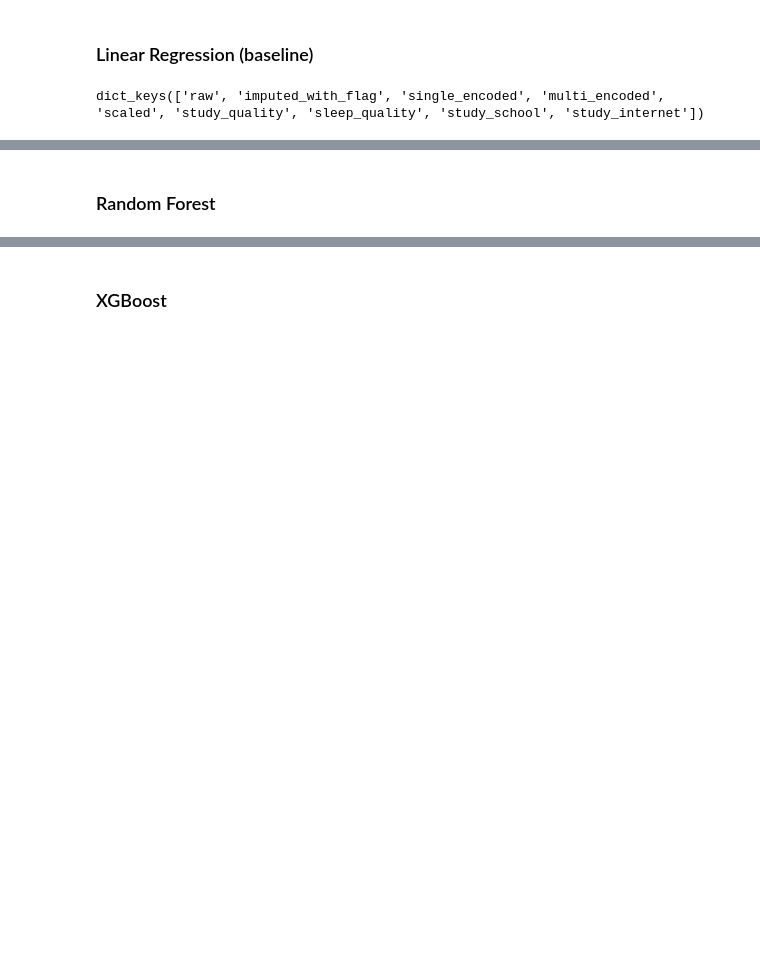
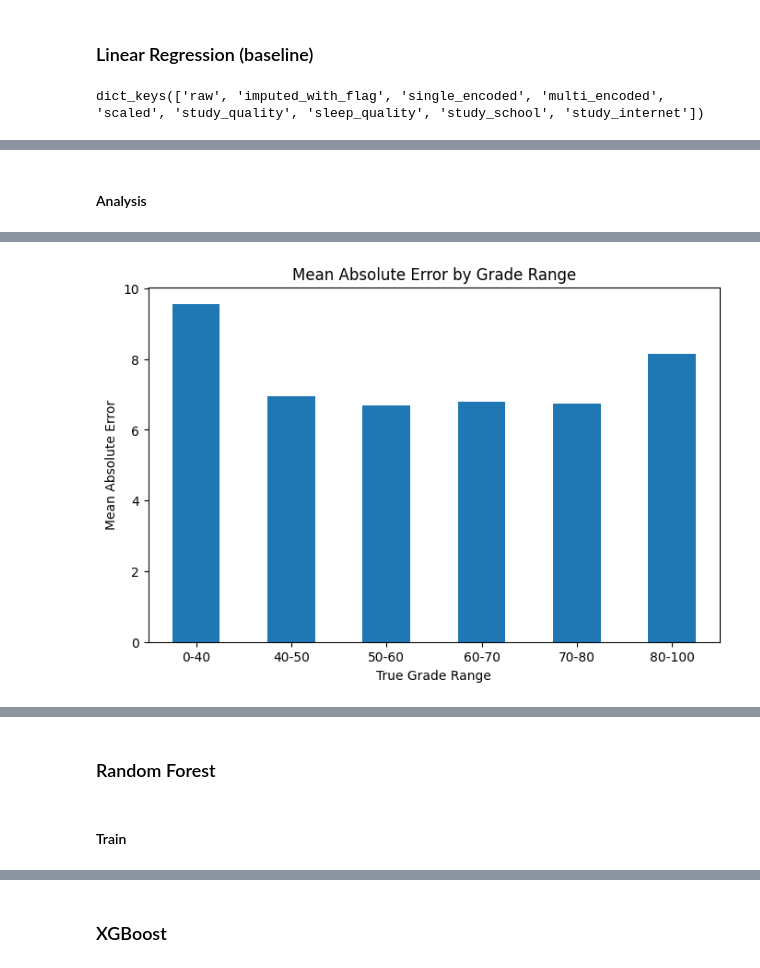
Before and after one commit to Muten-Roshi-Sama/MachineLearningLabs_4eiai40, a Jupyter notebook: Project2026/failure_prediction.ipynb, the cells around one changed output, grey strips where cells are left out. Cells and saved outputs as stored; diff of their text form; code cells hidden in the pictures; blank space fills up the shorter version.

Commit message:
MLproject : Cached and Model analysis

```diff
--- a/Project2026/failure_prediction.ipynb
+++ b/Project2026/failure_prediction.ipynb
@@ -1404,0 +1414,13 @@ TO answer :
+# %%
+# Save models analysis
+model_analysis = {}
+# %%
+import os
+import joblib
+CACHE_PATH = "data/CACHE_model_trained.pkl"
+
+# SAVE trained models
+if os.path.exists(CACHE_PATH):
+    model_trained = joblib.load(CACHE_PATH)
+else:
+    model_trained = {}
@@ -1481,0 +1691,58 @@ Additionally, the multi-encoded representation achieved similar performance usin
+# %% [markdown]
+#### Analysis
+# %%
+# =================== Linear regression ===================
+
+all_results = pd.concat([
+    LG_single_res,
+    LG_multi_res,
+    LG_scaled_res,
+], ignore_index=True)
+
+print("Linear Regression:")
+print(all_results)
+
+print("Chosen dataset : multi_encoded")
+model, preds, res = LG_multi_model, LG_multi_preds, LG_multi_res
+X_train = dataset["multi_encoded"]["X_train"]
+X_valid = dataset["multi_encoded"]["X_valid"]
+
+
+# ---- Analysis -----
+LG_scores = analyze_train_validation_scores(model, X_train, X_valid, y_train, y_valid )
+LG_residuals = analyze_residuals(y_valid, preds)
+# plot_residual_distribution(LG_residuals)
+# plot_residuals_vs_predictions(LG_residuals)
+LG_error_by_range = compute_error_by_range(LG_residuals, verbose=False)
+plot_error_by_range(LG_error_by_range)
+LG_critical_mae = analyze_critical_zone(LG_residuals, lower=40, upper=60)
+
+LG_cm, LG_report, LG_true_class, LG_preds_class = (
+    evaluate_threshold_classification(
+        y_valid,
+        LG_multi_preds,
+        threshold=50
+    )
+)
+LG_fp_fn = analyze_fp_fn(LG_cm)
+
+
+# Store values
+model_analysis["LinearRegression"] = {
+    "mae": LG_multi_res["mae"].iloc[0],
+    "rmse": LG_multi_res["rmse"].iloc[0],
+    "r2": LG_multi_res["r2"].iloc[0],
+
+    "train_r2": LG_scores["train_r2"].iloc[0],
+    "valid_r2": LG_scores["valid_r2"].iloc[0],
+    "gap": LG_scores["gap"].iloc[0],
+
+    "critical_mae": LG_critical_mae,
+
+    "fail_recall": LG_report["0"]["recall"],
+    "accuracy": LG_report["accuracy"],
+
+    "false_positives": LG_fp_fn["FP"],
+    "false_negatives": LG_fp_fn["FN"]
+}
+# %% [output]
@@ -1481,0 +1766 @@ Additionally, the multi-encoded representation achieved similar performance usin
+[figure, added]
@@ -1482,5 +1837,7 @@ Additionally, the multi-encoded representation achieved similar performance usin
 # %% [markdown]
 ### Random Forest
+# %% [markdown]
+#### Train
 # %%
 from sklearn.metrics import mean_absolute_error, mean_squared_error, r2_score
 import pandas as pd
```
Also changed, not shown: parts of 33 cells of this notebook, 1 other file.
